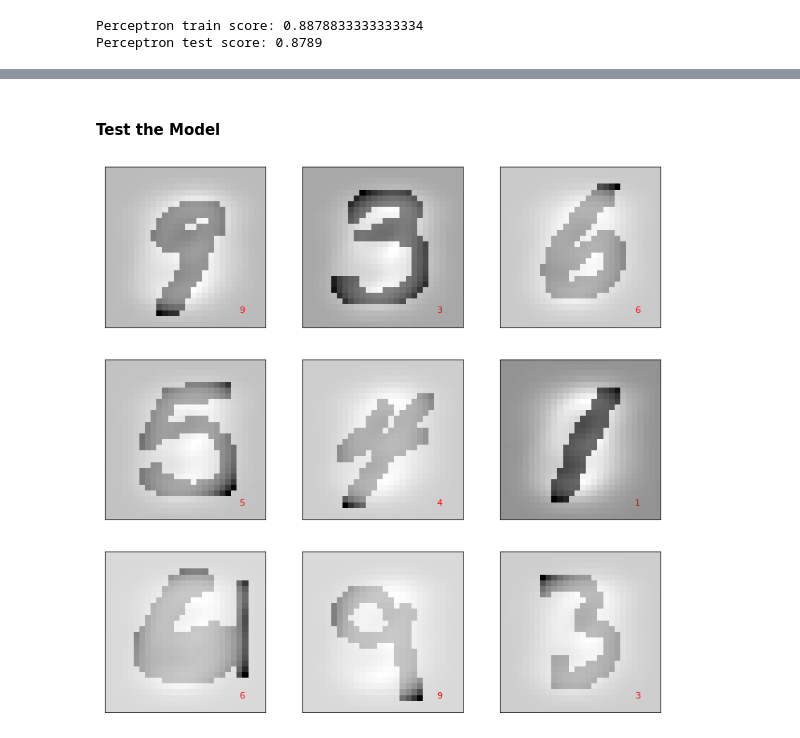
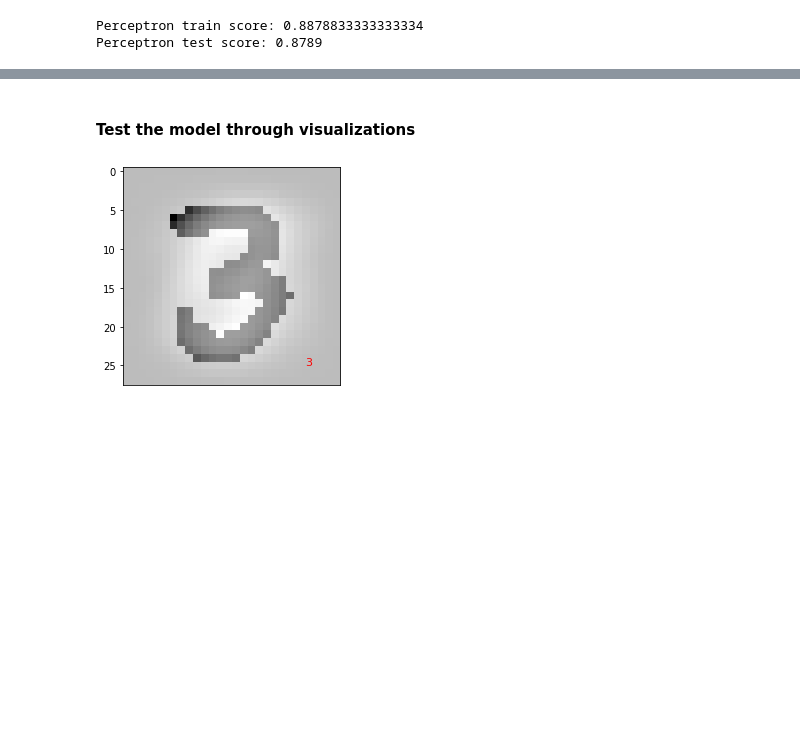
Before and after one commit to rohannakra/AI-Predicts-Hand-Written-Digits, a Jupyter notebook: mnist_dataset.ipynb, the cells around one changed output, grey strips where cells are left out. Cells and saved outputs as stored; diff of their text form; code cells hidden in the pictures; blank space fills up the shorter version.

Commit message:
Editing visualizations

```diff
--- a/mnist_dataset.ipynb
+++ b/mnist_dataset.ipynb
@@ -227,19 +227,19 @@ Elapsed: 3.79 min.
 # %% [markdown]
-#### Test the Model
+#### Test the model through visualizations
-# %%
-# Create a list of predictions.
-samples = np.array([choice(X_test).reshape(1, 28, 28, 1) for i in range(9)])
-predictions = [np.argmax(CNN.predict(sample)) for sample in samples]
-
-fig, axs = plt.subplots(3, 3, subplot_kw={'yticks': (), 'xticks': ()}, figsize=(12.5, 12.5))
-
-axs = [ax for ax in axs.ravel()]
-data_imgs = samples.reshape(9, 28, 28)
-
-for ax, prediction, img in zip(axs, predictions, data_imgs):
-    ax.imshow(img, cmap='binary')
-    ax.text(23, 25, prediction, fontsize=11, color='red')
-
-plt.show()
-# %% [output]
-[figure, removed]
+# %%
+# Create a list of predictions.
+sample = np.array(choice(X_test).reshape(1, 28, 28, 1))
+prediction = np.argmax(CNN.predict(sample))
+
+sample_img = sample.reshape(28, 28)
+
+plt.imshow(sample_img, cmap='binary')
+plt.text(23, 25, prediction, fontsize=11, color='red')
+plt.tick_params(
+    axis='both',          # changes apply to the x-axis
+    which='both',      # both major and minor ticks are affected
+    bottom=False,      # ticks along the bottom edge are off
+    top=False,         # ticks along the top edge are off
+    labelbottom=False)
+# %% [output]
+[figure, added]
```
Also changed, not shown: parts of 5 cells of this notebook.
